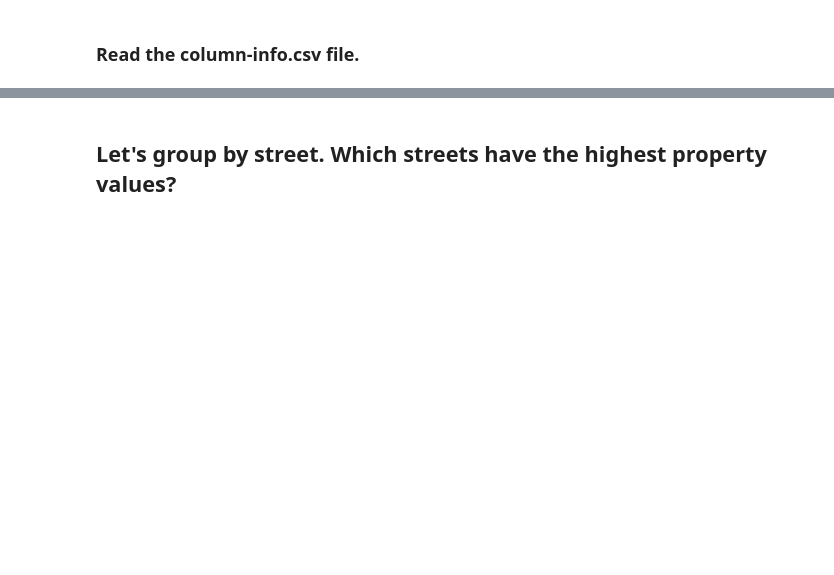
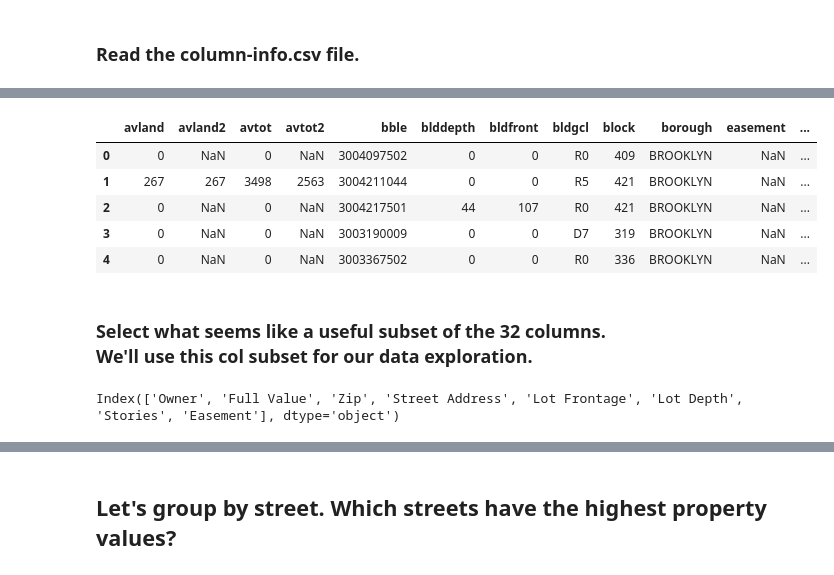
Before and after one commit to jdsketches/data_playground, a Jupyter notebook: nyc_properties.ipynb, the cells around one changed output, grey strips where cells are left out. Cells and saved outputs as stored; diff of their text form; code cells hidden in the pictures; blank space fills up the shorter version.

```diff
--- a/nyc_properties.ipynb
+++ b/nyc_properties.ipynb
@@ -169,10 +153,10 @@ def create_subset_csv(colname, regex_str, orig_csv_fname, new_csv_fname=None):
 # %%
 # let's use it to re-generate the 11231 zip subset
 # and confirm via df.info() that the result is equivalent...
-fname = create_subset_csv("zip", "11231",
-                          "nyc_property_assessments/nyc.prop_assess_2009.csv")
+new_fname = create_subset_csv("zip", "11231",
+                              "nyc_property_assessments/nyc.prop_assess_2010.csv")
 
-df09_zip11231 = pd.read_csv(fname)
-df09_zip11231.info()
+df10_zip11231 = pd.read_csv(new_fname)
+df10_zip11231.info()
 # %% [output]
 <class 'pandas.core.frame.DataFrame'>
@@ -290,6 +229,0 @@ colinfo_df.head()
-# %%
-# display description for all cols
-# sort by the name used in the table downloaded via the API.
-
-pd.set_option("max_rows", 200)
-colinfo_df.ix[:, ["Column API ID", "Column Description", "Column Type"]].sort("Column API ID")
@@ -314,4 +229,0 @@ colinfo_df.ix[:, ["Column API ID", "Column Description", "Column Type"]].sort("C
-# %%
-# Reminder of what the real data looks like, also w/ cols sorted alphab.
-pd.set_option('max_columns', 120)
-df09_zip11231.head().ix[:, sorted(df09_zip11231.columns)]
@@ -459,0 +261,4 @@ df14_zip11231_subcols.describe()
+# %%
+# display description for all cols
+pd.set_option("max_rows", 50)
+colinfo_df.ix[:, ["Column API ID", "Column Description", "Column Type"]].sort("Column API ID")
@@ -459,0 +283,13 @@ df14_zip11231_subcols.describe()
+# %%
+# Reminder of what the real data looks like, also w/ cols sorted alphab.
+pd.set_option('max_columns', 50)
+df10_zip11231.head().ix[:, sorted(df10_zip11231.columns)]
+# %% [output]
+|  | avland | avland2 | avtot | avtot2 | bble | blddepth | bldfront | bldgcl | block | borough | easement | ... |
+| 0 | 0 | NaN | 0 | NaN | 3004097502 | 0 | 0 | R0 | 409 | BROOKLYN | NaN | ... |
+| 1 | 267 | 267 | 3498 | 2563 | 3004211044 | 0 | 0 | R5 | 421 | BROOKLYN | NaN | ... |
+| 2 | 0 | NaN | 0 | NaN | 3004217501 | 44 | 107 | R0 | 421 | BROOKLYN | NaN | ... |
+| 3 | 0 | NaN | 0 | NaN | 3003190009 | 0 | 0 | D7 | 319 | BROOKLYN | NaN | ... |
+| 4 | 0 | NaN | 0 | NaN | 3003367502 | 0 | 0 | R0 | 336 | BROOKLYN | NaN | ... |
+# %% [markdown]
+### Select what seems like a useful subset of the 32 columns.<br> We'll use this col subset for our data exploration.
@@ -459,0 +325,4 @@ df14_zip11231_subcols.describe()
+# %%
+df10_zip11231_subcols.columns
+# %% [output]
+Index(['Owner', 'Full Value', 'Zip', 'Street Address', 'Lot Frontage', 'Lot Depth', 'Stories', 'Easement'], dtype='object')
```
Also changed, not shown: parts of 59 cells of this notebook.
